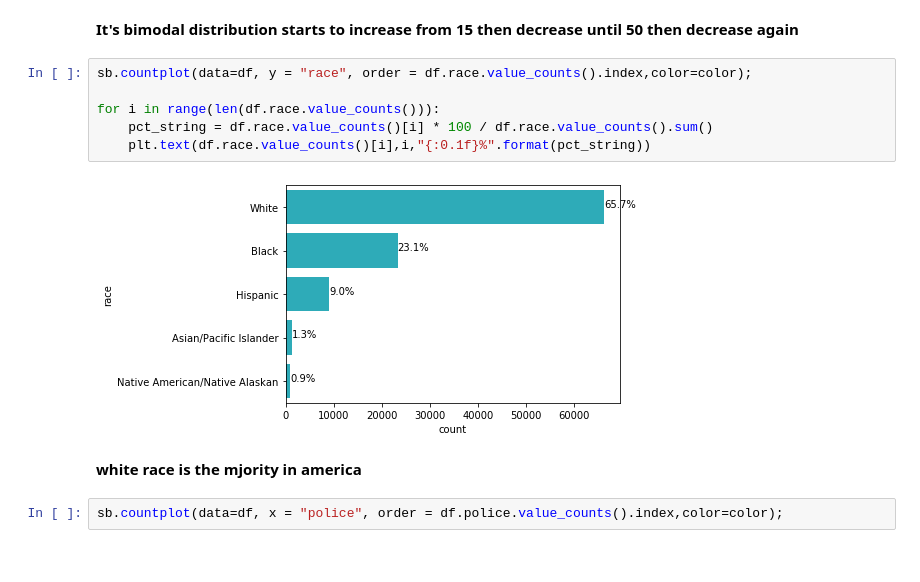
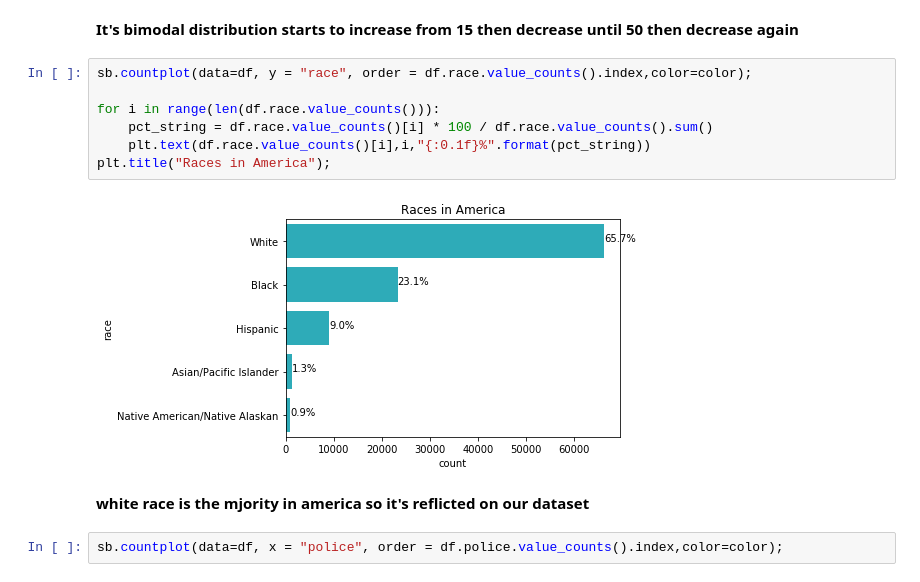
Before and after one commit to Mitso98/Exploratory-Data-Analysis_USA_death, a Jupyter notebook: exploration_template.ipynb, the cells around one changed output. Drawn from its saved outputs; the diff is of its cells as text.

```diff
--- a/exploration_template.ipynb
+++ b/exploration_template.ipynb
@@ -337,13 +337,14 @@ plt.xticks(x_ticks,x_ticks,rotation='vertical');
 # %%
 sb.countplot(data=df, y = "race", order = df.race.value_counts().index,color=color);
 
 for i in range(len(df.race.value_counts())):
     pct_string = df.race.value_counts()[i] * 100 / df.race.value_counts().sum()
     plt.text(df.race.value_counts()[i],i,"{:0.1f}%".format(pct_string))
+plt.title("Races in America");
 # %% [output]
-[figure, old version]
+[figure, new version]
 # %% [markdown]
-**white race is the mjority in america**
+**white race is the mjority in america so it's reflicted on our dataset**
 # %%
 sb.countplot(data=df, x = "police", order = df.police.value_counts().index,color=color);
 # %% [output]
```
Also changed, not shown: parts of 3 cells of this notebook, 6 other files.
